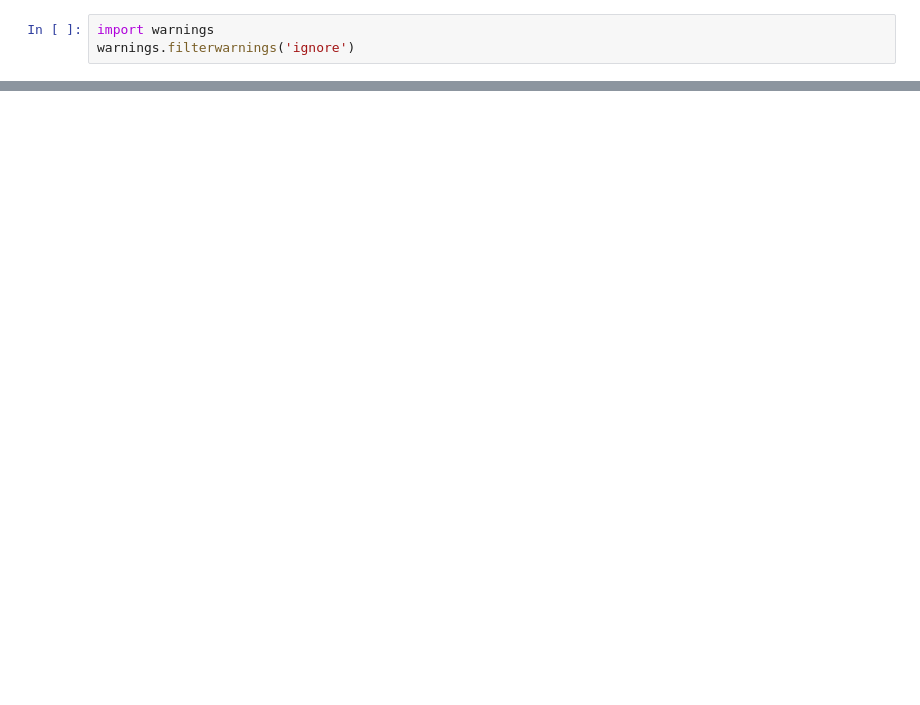
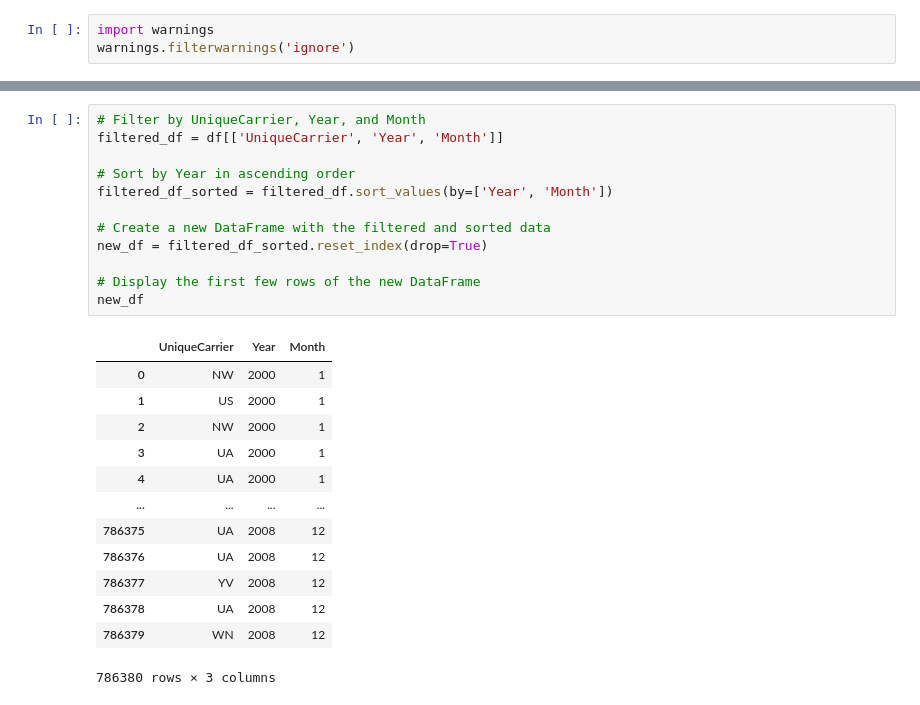
Before and after one commit to purcellcjp/module_7_project_1, a Jupyter notebook: main.ipynb, the cells around one changed output, grey strips where cells are left out. Cells and saved outputs as stored; diff of their text form; blank space fills up the shorter version.

```diff
--- a/main.ipynb
+++ b/main.ipynb
@@ -27,0 +47,26 @@ WindowsPath('c:/Users/purce/Documents/GitHub/module_7_project_1')
+# %%
+# Filter by UniqueCarrier, Year, and Month
+filtered_df = df[['UniqueCarrier', 'Year', 'Month']]
+
+# Sort by Year in ascending order
+filtered_df_sorted = filtered_df.sort_values(by=['Year', 'Month'])
+
+# Create a new DataFrame with the filtered and sorted data
+new_df = filtered_df_sorted.reset_index(drop=True)
+
+# Display the first few rows of the new DataFrame
+new_df
+# %% [output]
+|  | UniqueCarrier | Year | Month |
+| 0 | NW | 2000 | 1 |
+| 1 | US | 2000 | 1 |
+| 2 | NW | 2000 | 1 |
+| 3 | UA | 2000 | 1 |
+| 4 | UA | 2000 | 1 |
+| ... | ... | ... | ... |
+| 786375 | UA | 2008 | 12 |
+| 786376 | UA | 2008 | 12 |
+| 786377 | YV | 2008 | 12 |
+| 786378 | UA | 2008 | 12 |
+| 786379 | WN | 2008 | 12 |
+786380 rows × 3 columns
```
Also changed, not shown: parts of 14 cells of this notebook, 5 other files.
